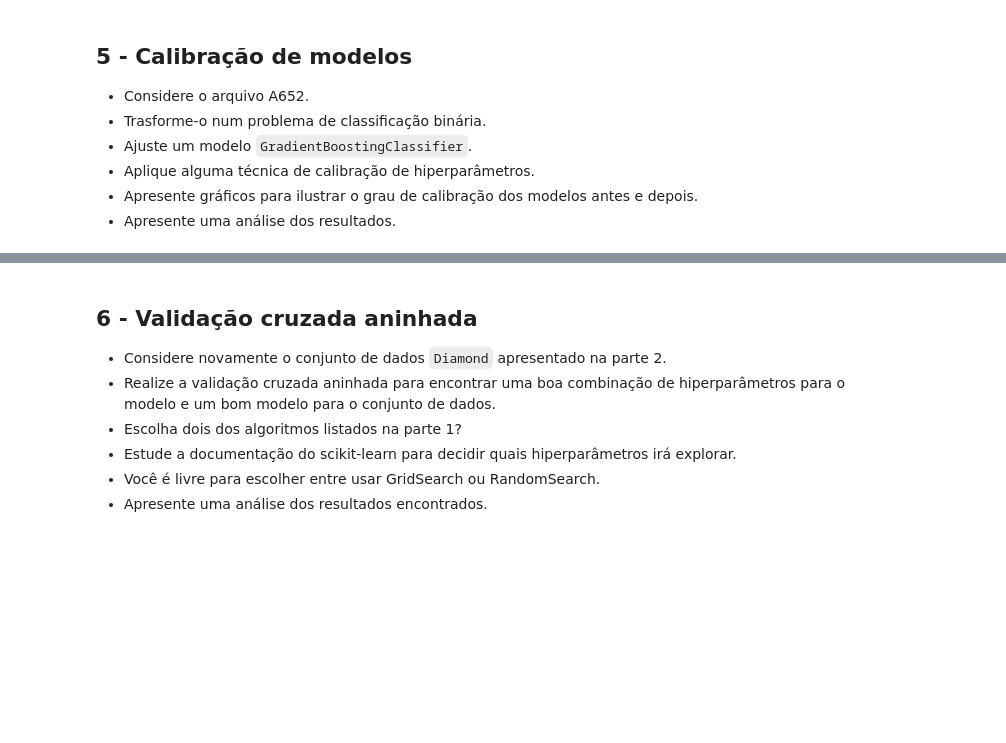
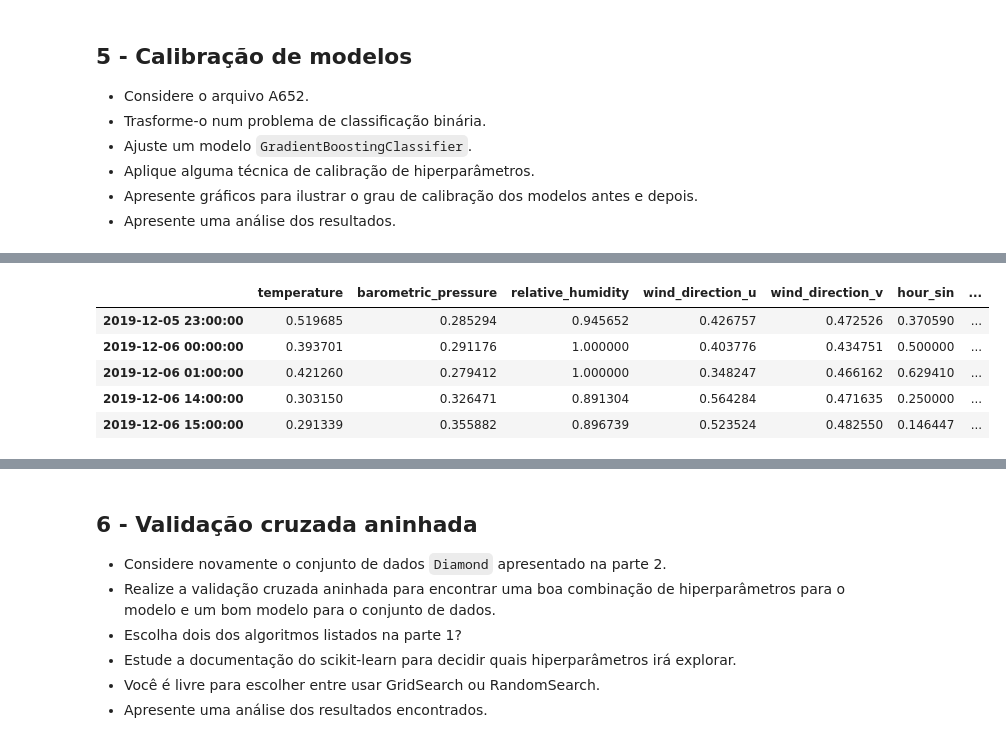
Before and after one commit to mmoura-dev/ppcic-ml, a Jupyter notebook: AM_T1_MATHEUS_DOS_SANTOS_MOURA.ipynb, the cells around one changed output, grey strips where cells are left out. Drawn from its saved outputs; the diff is of its cells as text; code cells hidden in the pictures; blank space fills up the shorter version.

```diff
--- a/AM_T1_MATHEUS_DOS_SANTOS_MOURA.ipynb
+++ b/AM_T1_MATHEUS_DOS_SANTOS_MOURA.ipynb
@@ -803,0 +814,14 @@ q4_main("A652",
+# %%
+# Binarizing class
+COL_TO_BINARIZE = "precipitation"
+q5_df_train[COL_TO_BINARIZE] = q5_df_train[COL_TO_BINARIZE].map(lambda x: 1 if x != 0 else 0)
+q5_df_val[COL_TO_BINARIZE] = q5_df_val[COL_TO_BINARIZE].map(lambda x: 1 if x != 0 else 0)
+q5_df_test[COL_TO_BINARIZE] = q5_df_test[COL_TO_BINARIZE].map(lambda x: 1 if x != 0 else 0)
+q5_df_train[q5_df_train[COL_TO_BINARIZE] > 0].head()
+# %% [output]
+|  | temperature | barometric_pressure | relative_humidity | wind_direction_u | wind_direction_v | hour_sin | ... |
+| 2019-12-05 23:00:00 | 0.519685 | 0.285294 | 0.945652 | 0.426757 | 0.472526 | 0.370590 | ... |
+| 2019-12-06 00:00:00 | 0.393701 | 0.291176 | 1.000000 | 0.403776 | 0.434751 | 0.500000 | ... |
+| 2019-12-06 01:00:00 | 0.421260 | 0.279412 | 1.000000 | 0.348247 | 0.466162 | 0.629410 | ... |
+| 2019-12-06 14:00:00 | 0.303150 | 0.326471 | 0.891304 | 0.564284 | 0.471635 | 0.250000 | ... |
+| 2019-12-06 15:00:00 | 0.291339 | 0.355882 | 0.896739 | 0.523524 | 0.482550 | 0.146447 | ... |
```
Also changed, not shown: parts of 5 cells of this notebook.
